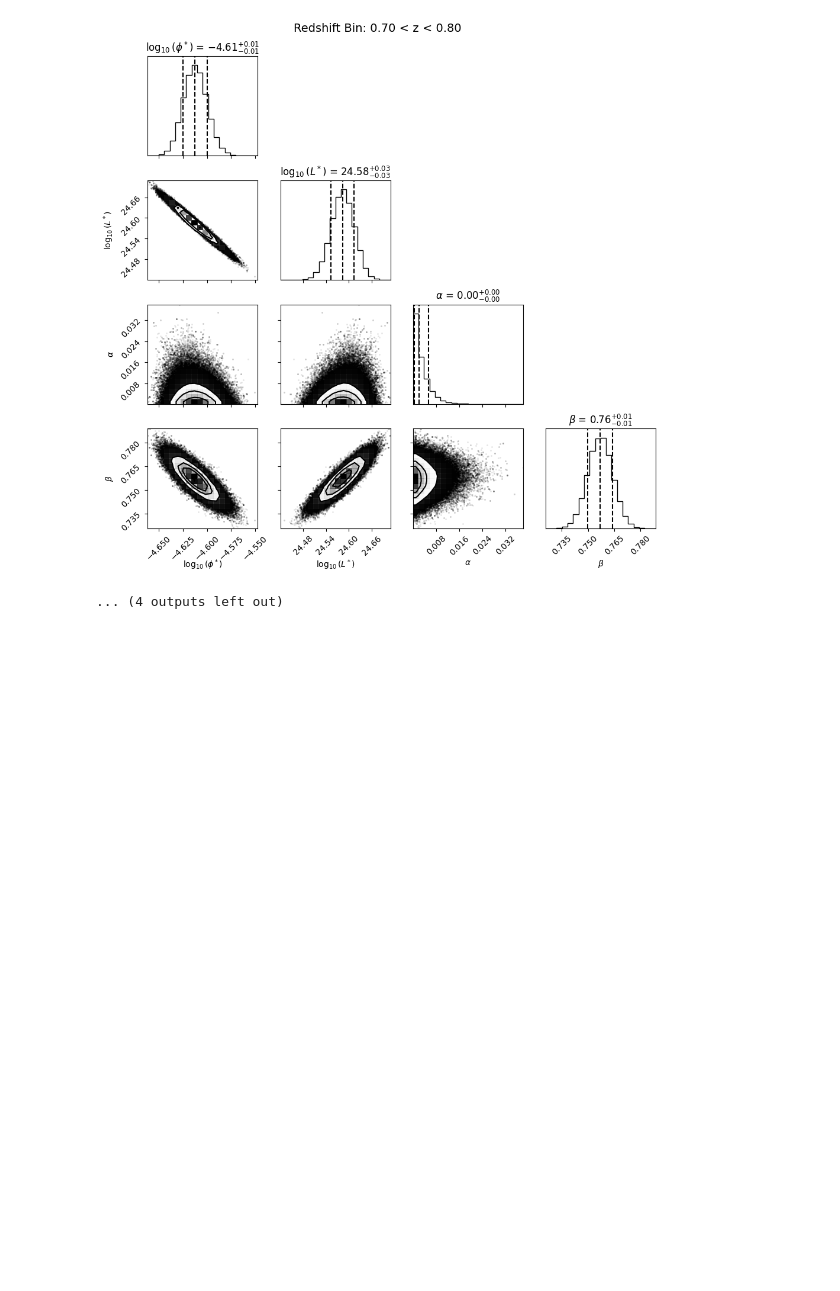
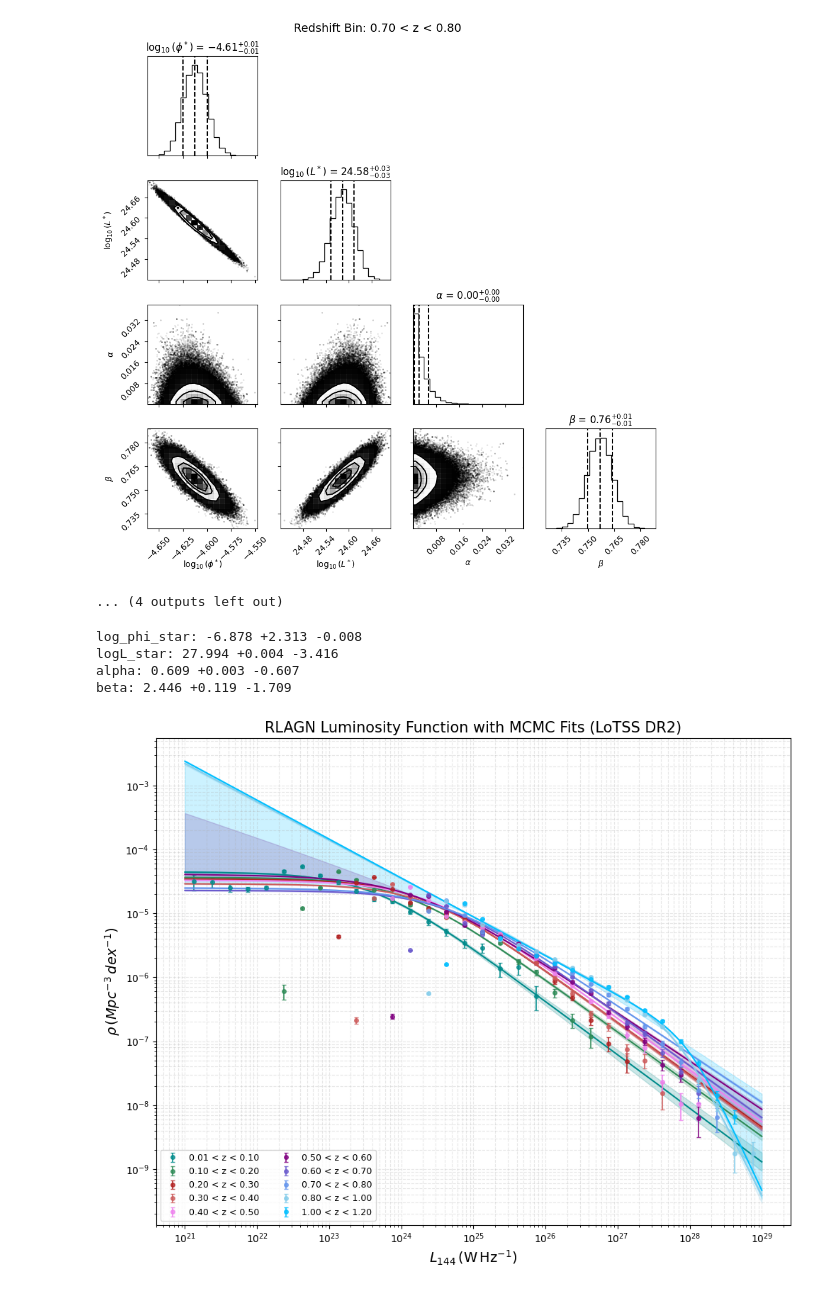
Before and after one commit to Aswin-Neel/lotss-dr2-agn-analysis, a Jupyter notebook: notebooks/01-explore-catalog.ipynb, the cells around one changed output. Drawn from its saved outputs; the diff is of its cells as text; code cells hidden in the pictures; blank space fills up the shorter version.

Commit message:
final plot for replication of Figure 11

```diff
--- a/notebooks/01-explore-catalog.ipynb
+++ b/notebooks/01-explore-catalog.ipynb
@@ -613,3 +613,78 @@ WARNING:root:Too few points to create valid contours
 [figure]
 [figure]
 ... (4 outputs left out)
+# %%
+#computing bands with confidence interval (68%)
+import numpy as np
+
+param_names = ["log_phi_star", "logL_star", "alpha", "beta"]
+for i, name in enumerate(param_names):
+    mcmc = np.percentile(samples[:, i], [16, 50, 84])
+    q = np.diff(mcmc)
+    print(f"{name}: {mcmc[1]:.3f} +{q[1]:.3f} -{q[0]:.3f}")
+# %% [output]
+log_phi_star: -6.878 +2.313 -0.008
+logL_star: 27.994 +0.004 -3.416
+alpha: 0.609 +0.003 -0.607
+beta: 2.446 +0.119 -1.709
+# %%
+#final plot
+import matplotlib.pyplot as plt
+import numpy as np
+
+def dual_power_law(L, log_phi_star, logL_star, alpha, beta):
+    return 10**log_phi_star / ((L / 10**logL_star)**alpha + (L / 10**logL_star)**beta)
+
+L_plot = np.logspace(21, 29, 500)
+colors = ['darkcyan', 'seagreen', 'firebrick', 'indianred', 'violet',
+          'purple', 'slateblue', 'cornflowerblue', 'skyblue', 'deepskyblue']
+
+plt.figure(figsize=(10, 8))
+
+for i, sampler in enumerate(mcmc_results):
+    if sampler is None:
+        continue
+
+    # Get observed data
+    phi = all_phi[i]
+    err = all_err[i]
+    valid = np.isfinite(phi) & (phi > 0)
+    logL_obs = logL_centers[valid]
+    phi_obs = phi[valid]
+    err_obs = err[valid]
+
+    # Plot 1/Vmax data points
+    plt.errorbar(10**logL_obs, phi_obs, yerr=err_obs, fmt='o', ms=4, color=colors[i],
+                 label=f"{z_bins[i][0]:.2f} < z < {z_bins[i][1]:.2f}", capsize=2, alpha=0.8)
+
+    # Get MCMC samples
+    samples = sampler.get_chain(discard=500, flat=True)
+    n_draws = 200
+    idx = np.random.choice(len(samples), size=n_draws, replace=False)
+
+    model_curves = []
+    for j in idx:
+        log_phi_star, logL_star, alpha_mcmc, beta_mcmc = samples[j]
+        model_phi = dual_power_law(L_plot, log_phi_star, logL_star, alpha_mcmc, beta_mcmc)
+        model_curves.append(model_phi)
+
+    model_curves = np.array(model_curves)
+    median_model = np.median(model_curves, axis=0)
+    lower = np.percentile(model_curves, 16, axis=0)
+    upper = np.percentile(model_curves, 84, axis=0)
+
+    # Plot MCMC median + band
+    plt.plot(L_plot, median_model, color=colors[i], lw=1.5)
+    plt.fill_between(L_plot, lower, upper, color=colors[i], alpha=0.2)
+
+plt.xscale('log')
+plt.yscale('log')
+plt.xlabel(r'$L_{144}\,\mathrm{(W\,Hz^{-1})}$', fontsize=14)
+plt.ylabel(r'$\rho\,(Mpc^{-3}\,dex^{-1})$', fontsize=14)
+plt.title('RLAGN Luminosity Function with MCMC Fits (LoTSS DR2)', fontsize=15)
+plt.grid(True, which='both', ls='--', alpha=0.3)
+plt.legend(fontsize=9, loc='lower left', ncol=2)
+plt.tight_layout()
+plt.show()
+# %% [output]
+[figure, added]
```
Also changed, not shown: 2 other files.
